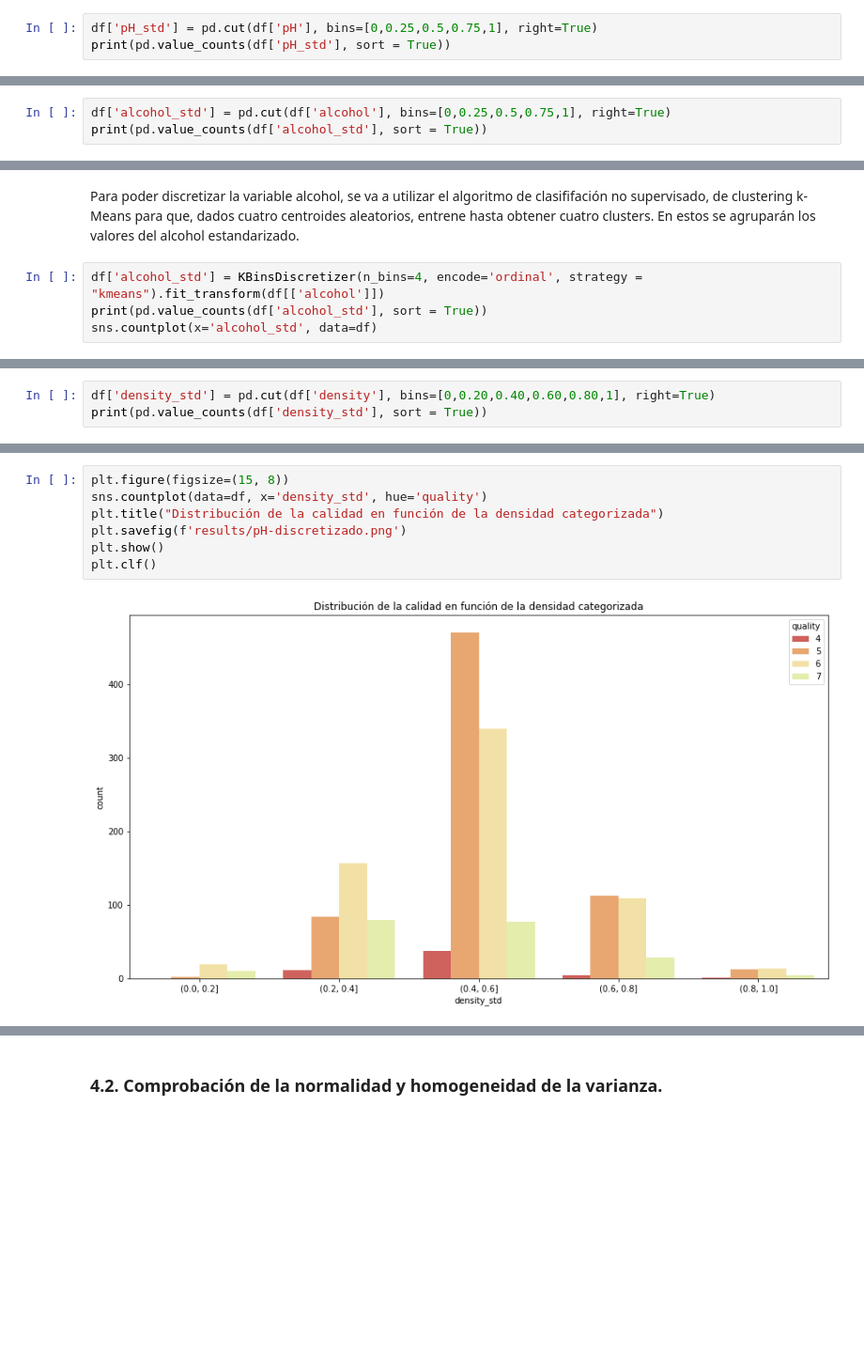
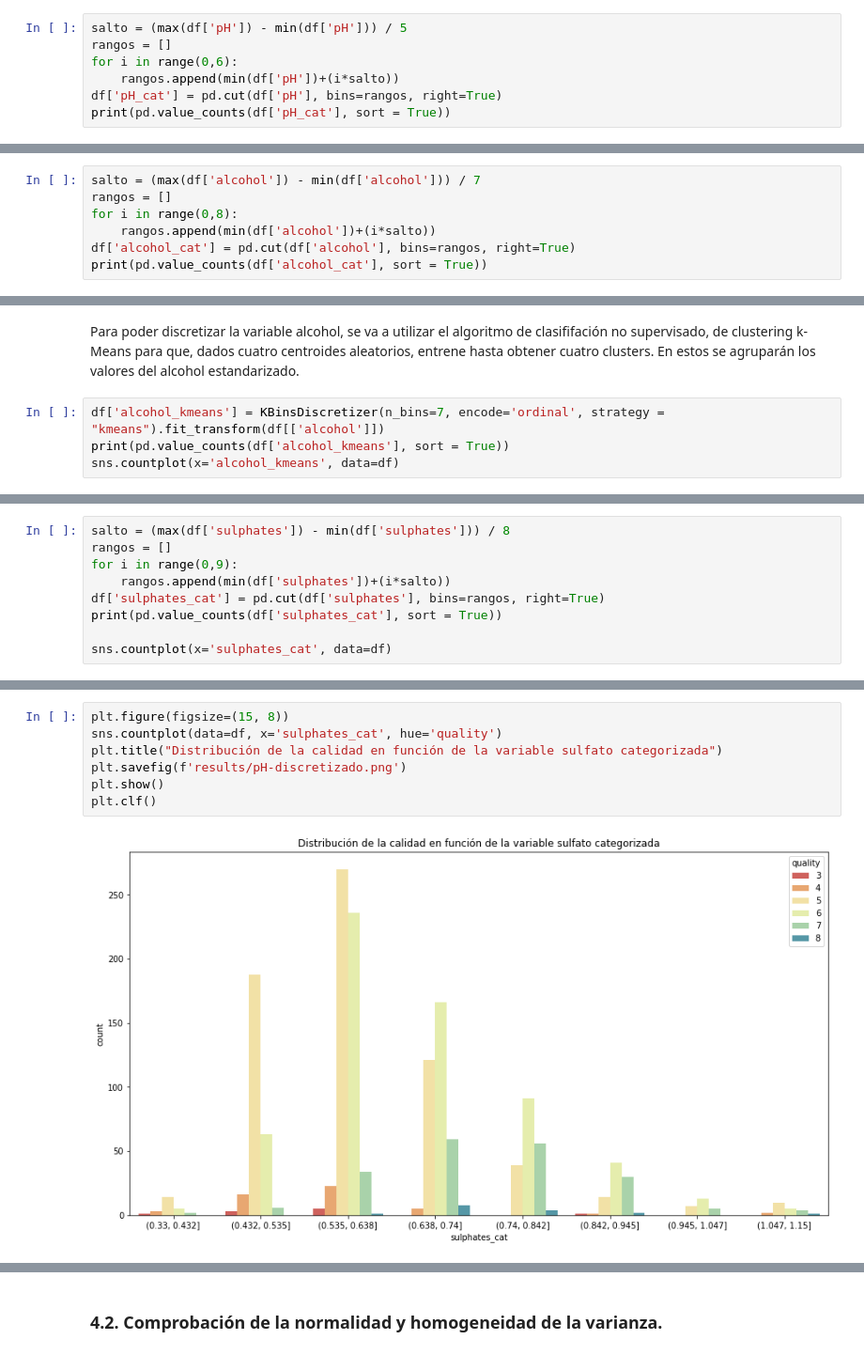
Before and after one commit to leroydeniz/TCVD-P2, a Jupyter notebook: main.ipynb, the cells around one changed output, grey strips where cells are left out. Shown at 94% size. Cells and saved outputs as stored; diff of their text form; blank space fills up the shorter version.

```diff
--- a/main.ipynb
+++ b/main.ipynb
@@ -353,6 +323,10 @@ Se divide el pH en cuatro rangos en función del nivel de acidez de la solución
 
 Esta información es almacenada en la columna *pH_std*.
 # %%
-df['pH_std'] = pd.cut(df['pH'], bins=[0,0.25,0.5,0.75,1], right=True)
-print(pd.value_counts(df['pH_std'], sort = True))
+salto = (max(df['pH']) - min(df['pH'])) / 5
+rangos = []
+for i in range(0,6):
+    rangos.append(min(df['pH'])+(i*salto))
+df['pH_cat'] = pd.cut(df['pH'], bins=rangos, right=True)
+print(pd.value_counts(df['pH_cat'], sort = True))
 # %% [output]
@@ -404,4 +362,8 @@ De la misma forma que se ha estandarizado y categorizado la variable pH, se hace
 # %%
-df['alcohol_std'] = pd.cut(df['alcohol'], bins=[0,0.25,0.5,0.75,1], right=True)
-print(pd.value_counts(df['alcohol_std'], sort = True))
+salto = (max(df['alcohol']) - min(df['alcohol'])) / 7
+rangos = []
+for i in range(0,8):
+    rangos.append(min(df['alcohol'])+(i*salto))
+df['alcohol_cat'] = pd.cut(df['alcohol'], bins=rangos, right=True)
+print(pd.value_counts(df['alcohol_cat'], sort = True))
 # %% [output]
@@ -423,7 +385,7 @@ plt.hist(df['alcohol'], bins=4)
 # %% [markdown]
 Para poder discretizar la variable alcohol, se va a utilizar el algoritmo de clasififación no supervisado, de clustering k-Means para que, dados cuatro centroides aleatorios, entrene hasta obtener cuatro clusters. En estos se agruparán los valores del alcohol estandarizado.
 # %%
-df['alcohol_std'] = KBinsDiscretizer(n_bins=4, encode='ordinal', strategy = "kmeans").fit_transform(df[['alcohol']])
-print(pd.value_counts(df['alcohol_std'], sort = True))
-sns.countplot(x='alcohol_std', data=df)
+df['alcohol_kmeans'] = KBinsDiscretizer(n_bins=7, encode='ordinal', strategy = "kmeans").fit_transform(df[['alcohol']])
+print(pd.value_counts(df['alcohol_kmeans'], sort = True))
+sns.countplot(x='alcohol_kmeans', data=df)
 # %% [output]
@@ -453,4 +418,10 @@ La tercera variable que vamos a categorizar es la densidad, para poder estudiar
 # %%
-df['density_std'] = pd.cut(df['density'], bins=[0,0.20,0.40,0.60,0.80,1], right=True)
-print(pd.value_counts(df['density_std'], sort = True))
+salto = (max(df['sulphates']) - min(df['sulphates'])) / 8
+rangos = []
+for i in range(0,9):
+    rangos.append(min(df['sulphates'])+(i*salto))
+df['sulphates_cat'] = pd.cut(df['sulphates'], bins=rangos, right=True)
+print(pd.value_counts(df['sulphates_cat'], sort = True))
+
+sns.countplot(x='sulphates_cat', data=df)
 # %% [output]
@@ -465,12 +441,12 @@ A continuación se muestra la distribución de la calidad en función de la dens
 # %%
 plt.figure(figsize=(15, 8))
-sns.countplot(data=df, x='density_std', hue='quality')
-plt.title("Distribución de la calidad en función de la densidad categorizada")
+sns.countplot(data=df, x='sulphates_cat', hue='quality')
+plt.title("Distribución de la calidad en función de la variable sulfato categorizada")
 plt.savefig(f'results/pH-discretizado.png')
 plt.show()
 plt.clf()
 # %% [output]
-[figure, old version]
+[figure, new version]
 <Figure size 1440x720 with 0 Axes>
 # %% [markdown]
 ### 4.2. Comprobación de la normalidad y homogeneidad de la varianza.<a class="anchor" id="p4.2"></a>
```
Also changed, not shown: parts of 92 cells of this notebook.
